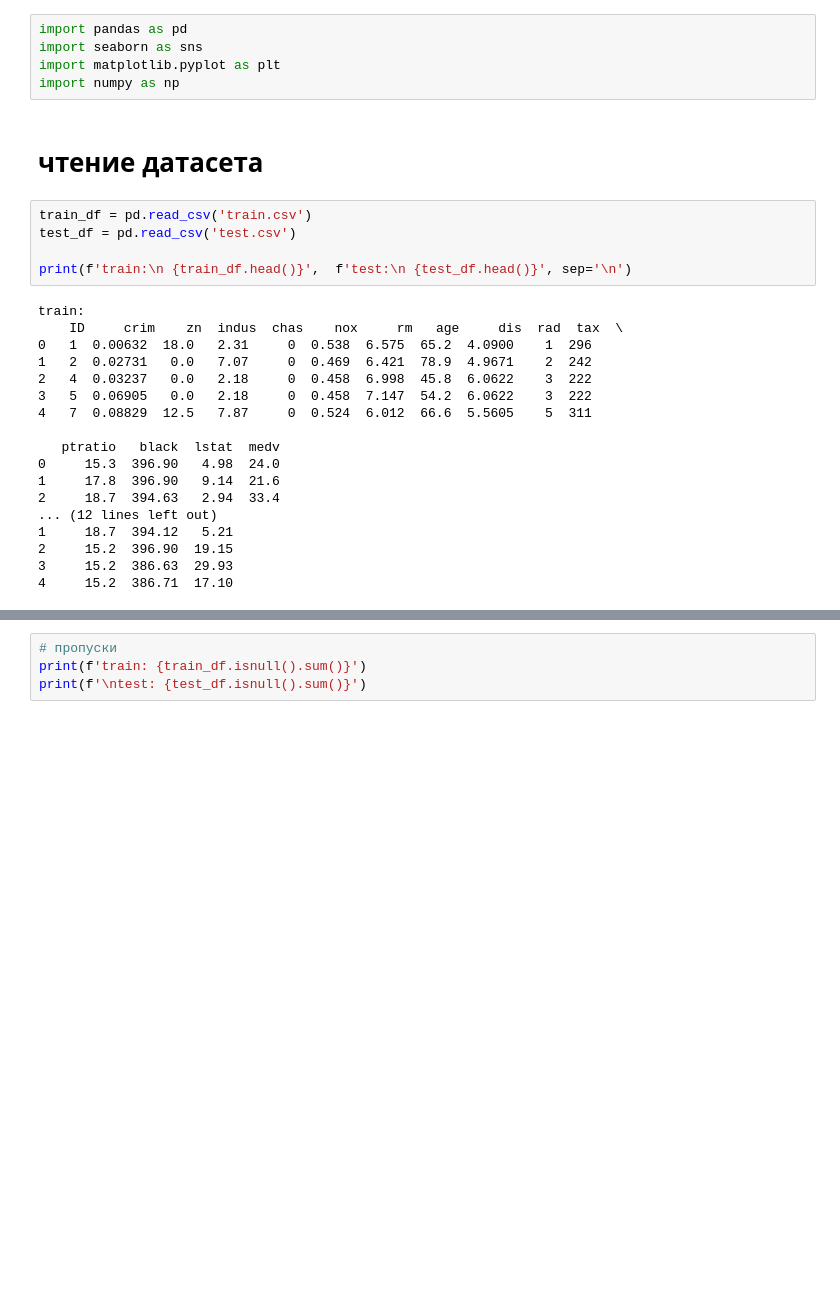
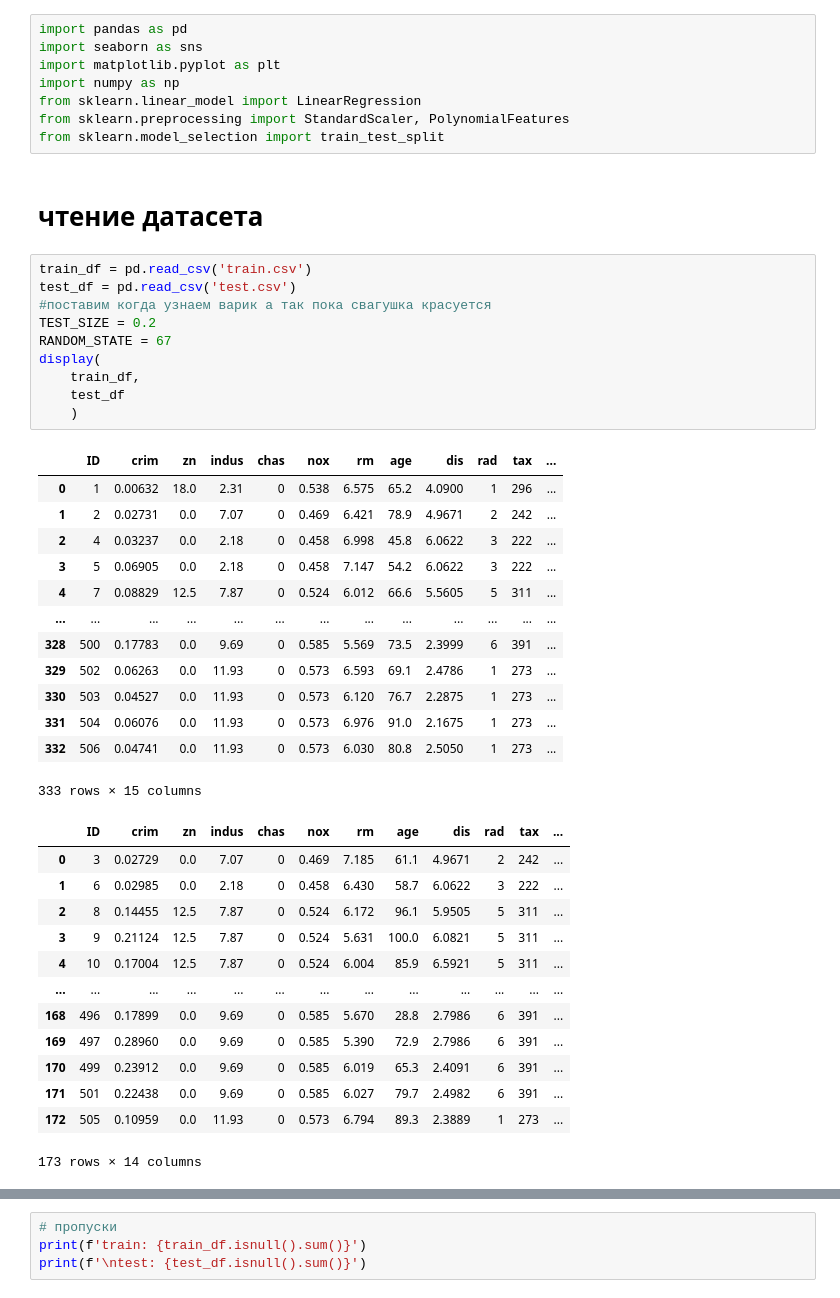
Before and after one commit to hxmkaNxch/num-and-method-lab1, a Jupyter notebook: solution.ipynb, the cells around one changed output, grey strips where cells are left out. Drawn from its saved outputs; the diff is of its cells as text; blank space fills up the shorter version.

```diff
--- a/solution.ipynb
+++ b/solution.ipynb
@@ -3,29 +3,46 @@ import pandas as pd
 import seaborn as sns
 import matplotlib.pyplot as plt
 import numpy as np
+from sklearn.linear_model import LinearRegression
+from sklearn.preprocessing import StandardScaler, PolynomialFeatures
+from sklearn.model_selection import train_test_split
 # %% [markdown]
 # чтение датасета
 # %%
 train_df = pd.read_csv('train.csv')
 test_df = pd.read_csv('test.csv')
-
-print(f'train:\n {train_df.head()}',  f'test:\n {test_df.head()}', sep='\n')
+#поставим когда узнаем варик а так пока свагушка красуется
+TEST_SIZE = 0.2
+RANDOM_STATE = 67
+display(
+    train_df,
+    test_df
+    )
 # %% [output]
+|  | ID | crim | zn | indus | chas | nox | rm | age | dis | rad | tax | ... |
+| 0 | 1 | 0.00632 | 18.0 | 2.31 | 0 | 0.538 | 6.575 | 65.2 | 4.0900 | 1 | 296 | ... |
+| 1 | 2 | 0.02731 | 0.0 | 7.07 | 0 | 0.469 | 6.421 | 78.9 | 4.9671 | 2 | 242 | ... |
+| 2 | 4 | 0.03237 | 0.0 | 2.18 | 0 | 0.458 | 6.998 | 45.8 | 6.0622 | 3 | 222 | ... |
+| 3 | 5 | 0.06905 | 0.0 | 2.18 | 0 | 0.458 | 7.147 | 54.2 | 6.0622 | 3 | 222 | ... |
+| 4 | 7 | 0.08829 | 12.5 | 7.87 | 0 | 0.524 | 6.012 | 66.6 | 5.5605 | 5 | 311 | ... |
+| ... | ... | ... | ... | ... | ... | ... | ... | ... | ... | ... | ... | ... |
+| 328 | 500 | 0.17783 | 0.0 | 9.69 | 0 | 0.585 | 5.569 | 73.5 | 2.3999 | 6 | 391 | ... |
+| 329 | 502 | 0.06263 | 0.0 | 11.93 | 0 | 0.573 | 6.593 | 69.1 | 2.4786 | 1 | 273 | ... |
+| 330 | 503 | 0.04527 | 0.0 | 11.93 | 0 | 0.573 | 6.120 | 76.7 | 2.2875 | 1 | 273 | ... |
+| 331 | 504 | 0.06076 | 0.0 | 11.93 | 0 | 0.573 | 6.976 | 91.0 | 2.1675 | 1 | 273 | ... |
+| 332 | 506 | 0.04741 | 0.0 | 11.93 | 0 | 0.573 | 6.030 | 80.8 | 2.5050 | 1 | 273 | ... |
-train:
-    ID     crim    zn  indus  chas    nox     rm   age     dis  rad  tax  \
-0   1  0.00632  18.0   2.31     0  0.538  6.575  65.2  4.0900    1  296
-1   2  0.02731   0.0   7.07     0  0.469  6.421  78.9  4.9671    2  242
-2   4  0.03237   0.0   2.18     0  0.458  6.998  45.8  6.0622    3  222
-3   5  0.06905   0.0   2.18     0  0.458  7.147  54.2  6.0622    3  222
-4   7  0.08829  12.5   7.87     0  0.524  6.012  66.6  5.5605    5  311
-
-   ptratio   black  lstat  medv
-0     15.3  396.90   4.98  24.0
-1     17.8  396.90   9.14  21.6
-2     18.7  394.63   2.94  33.4
-... (12 lines left out)
-1     18.7  394.12   5.21
-2     15.2  396.90  19.15
-3     15.2  386.63  29.93
-4     15.2  386.71  17.10
+333 rows × 15 columns
+|  | ID | crim | zn | indus | chas | nox | rm | age | dis | rad | tax | ... |
+| 0 | 3 | 0.02729 | 0.0 | 7.07 | 0 | 0.469 | 7.185 | 61.1 | 4.9671 | 2 | 242 | ... |
+| 1 | 6 | 0.02985 | 0.0 | 2.18 | 0 | 0.458 | 6.430 | 58.7 | 6.0622 | 3 | 222 | ... |
+| 2 | 8 | 0.14455 | 12.5 | 7.87 | 0 | 0.524 | 6.172 | 96.1 | 5.9505 | 5 | 311 | ... |
+| 3 | 9 | 0.21124 | 12.5 | 7.87 | 0 | 0.524 | 5.631 | 100.0 | 6.0821 | 5 | 311 | ... |
+| 4 | 10 | 0.17004 | 12.5 | 7.87 | 0 | 0.524 | 6.004 | 85.9 | 6.5921 | 5 | 311 | ... |
+| ... | ... | ... | ... | ... | ... | ... | ... | ... | ... | ... | ... | ... |
+| 168 | 496 | 0.17899 | 0.0 | 9.69 | 0 | 0.585 | 5.670 | 28.8 | 2.7986 | 6 | 391 | ... |
+| 169 | 497 | 0.28960 | 0.0 | 9.69 | 0 | 0.585 | 5.390 | 72.9 | 2.7986 | 6 | 391 | ... |
+| 170 | 499 | 0.23912 | 0.0 | 9.69 | 0 | 0.585 | 6.019 | 65.3 | 2.4091 | 6 | 391 | ... |
+| 171 | 501 | 0.22438 | 0.0 | 9.69 | 0 | 0.585 | 6.027 | 79.7 | 2.4982 | 6 | 391 | ... |
+| 172 | 505 | 0.10959 | 0.0 | 11.93 | 0 | 0.573 | 6.794 | 89.3 | 2.3889 | 1 | 273 | ... |
+173 rows × 14 columns
 # %%
```
Also changed, not shown: parts of 11 cells of this notebook, 1 other file.
